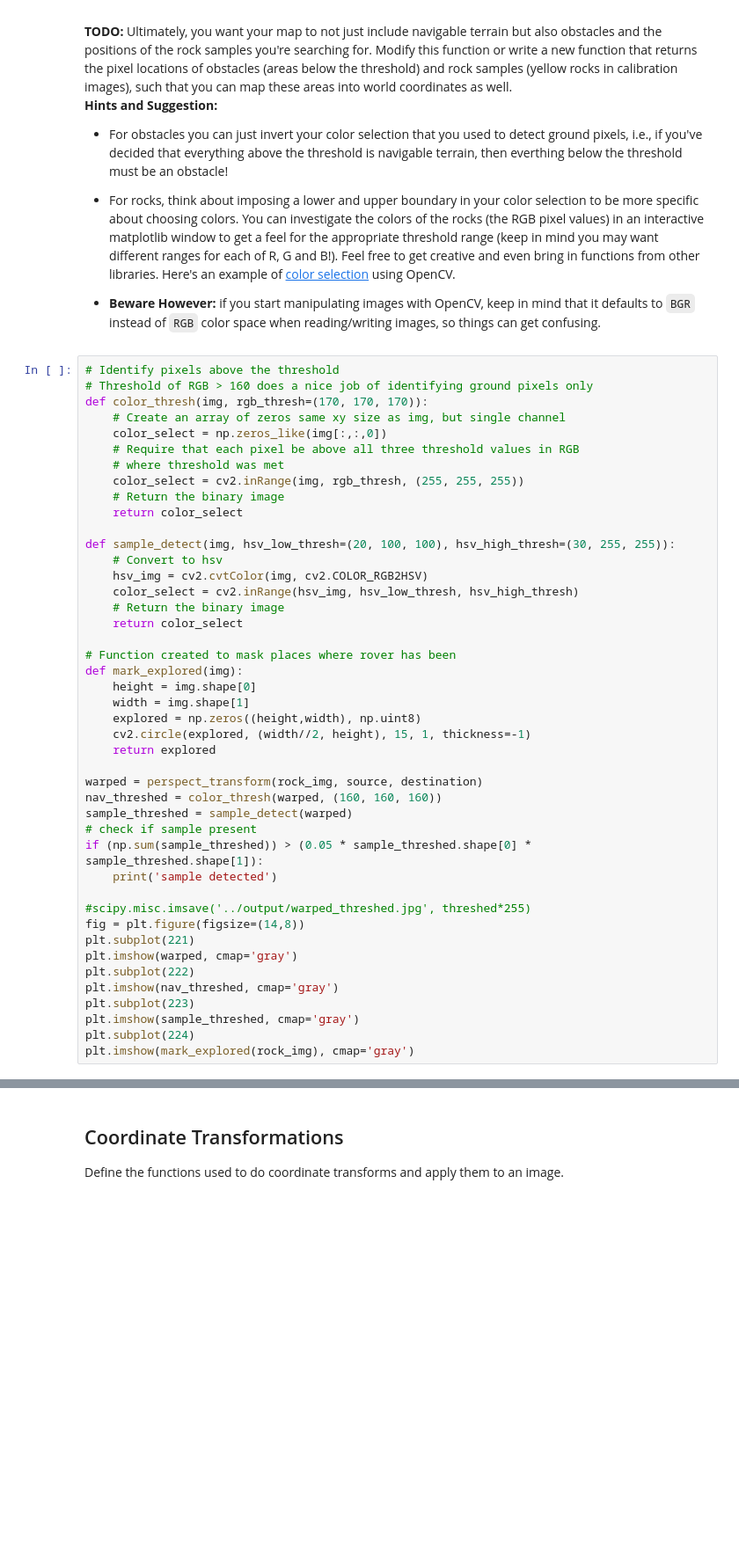
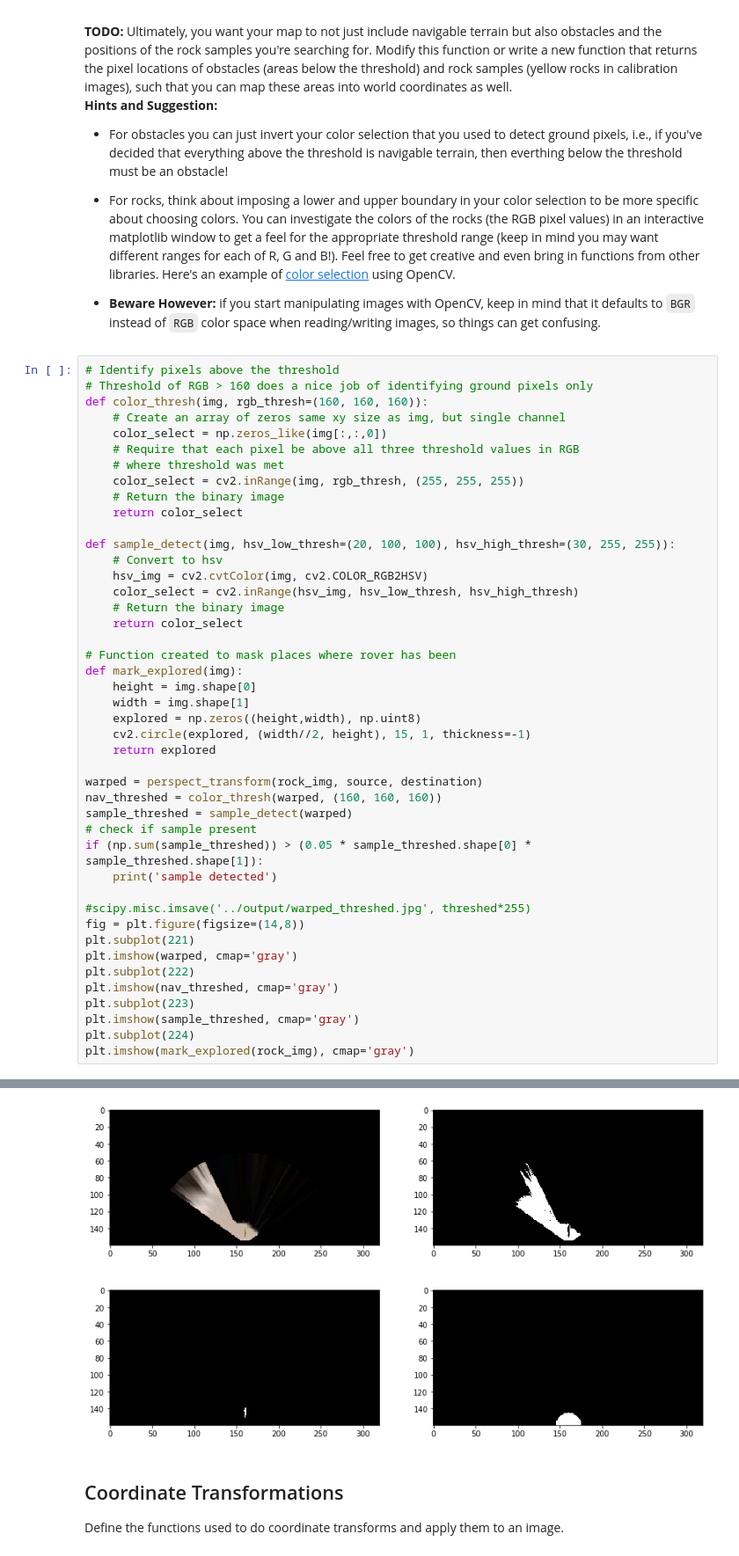
Before and after one commit to albertoferna/RoboND-Rover-Project, a Jupyter notebook: code/Rover_Project_Test_Notebook.ipynb, the cells around one changed output, grey strips where cells are left out. Shown: that part at 88% size. Cells and saved outputs as stored; diff of their text form; blank space fills up the shorter version.

```diff
--- a/code/Rover_Project_Test_Notebook.ipynb
+++ b/code/Rover_Project_Test_Notebook.ipynb
@@ -109,7 +118,7 @@ Define the color thresholding function from the lesson and apply it to the warpe
 # %%
 # Identify pixels above the threshold
 # Threshold of RGB > 160 does a nice job of identifying ground pixels only
-def color_thresh(img, rgb_thresh=(170, 170, 170)):
+def color_thresh(img, rgb_thresh=(160, 160, 160)):
     # Create an array of zeros same xy size as img, but single channel
     color_select = np.zeros_like(img[:,:,0])
     # Require that each pixel be above all three threshold values in RGB
@@ -150,3 +159,4 @@ plt.subplot(223)
 plt.imshow(sample_threshed, cmap='gray')
 plt.subplot(224)
 plt.imshow(mark_explored(rock_img), cmap='gray')
+# %% [output]
@@ -153,3 +165,4 @@ plt.imshow(mark_explored(rock_img), cmap='gray')
+[figure, added]
 # %% [markdown]
 ## Coordinate Transformations
 Define the functions used to do coordinate transforms and apply them to an image.
```
Also changed, not shown: parts of 8 cells of this notebook, 3 other files.
